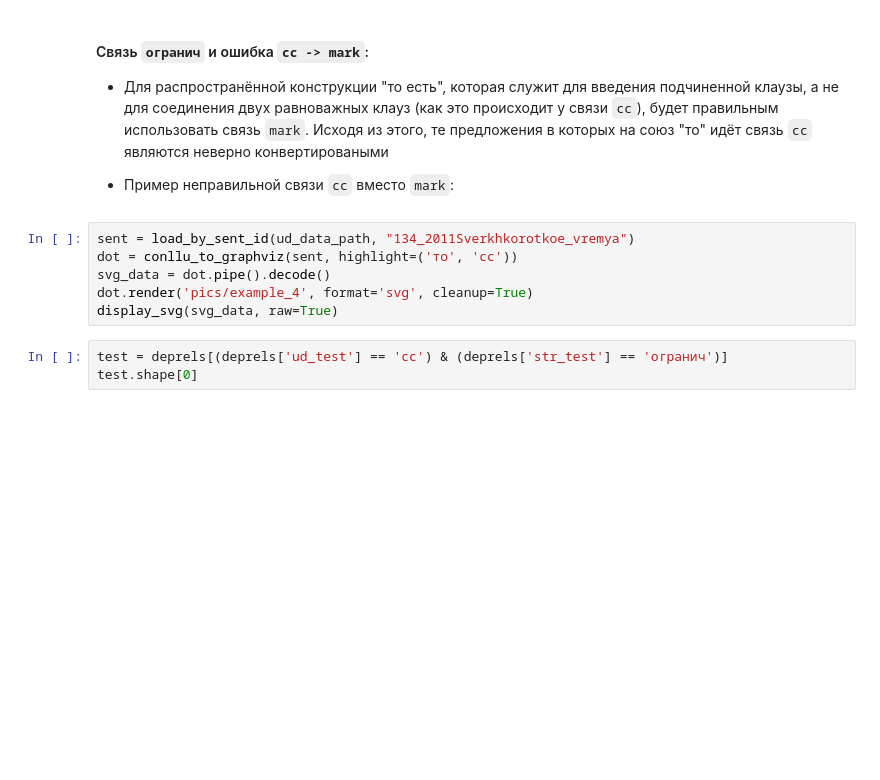
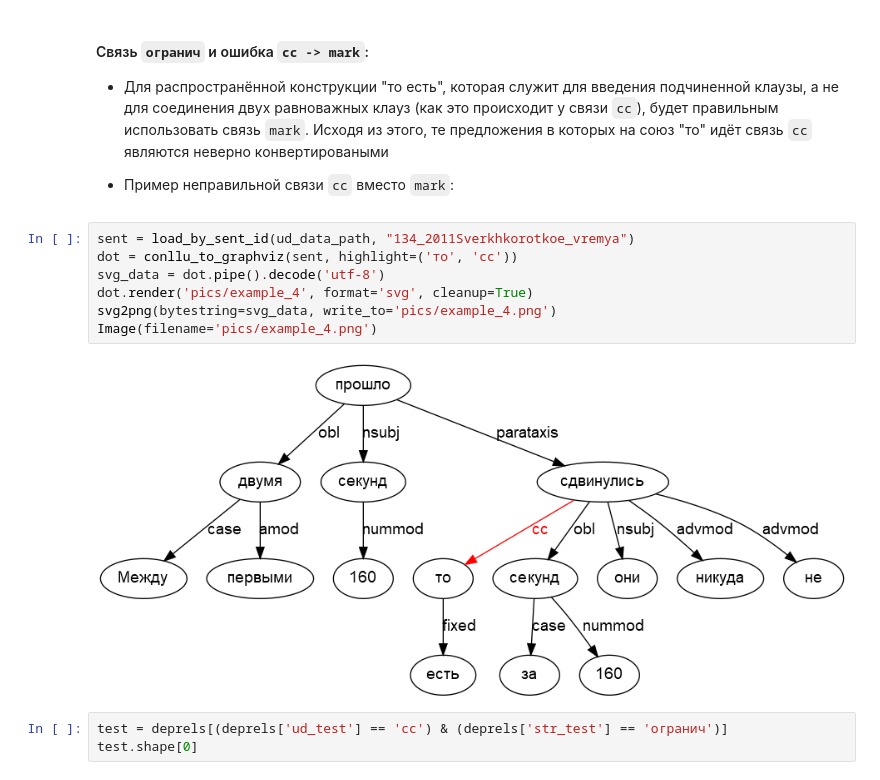
Before and after one commit to Danitim/SynTagRus-UD-Comparison, a Jupyter notebook: analysis.ipynb, the cells around one changed output. Drawn from its saved outputs; the diff is of its cells as text; blank space fills up the shorter version.

```diff
--- a/analysis.ipynb
+++ b/analysis.ipynb
@@ -144,9 +154,12 @@ display_svg(svg_data, raw=True)
 # %%
 sent = load_by_sent_id(ud_data_path, "134_2011Sverkhkorotkoe_vremya")
 dot = conllu_to_graphviz(sent, highlight=('то', 'cc'))
-svg_data = dot.pipe().decode()
+svg_data = dot.pipe().decode('utf-8')
 dot.render('pics/example_4', format='svg', cleanup=True)
-display_svg(svg_data, raw=True)
+svg2png(bytestring=svg_data, write_to='pics/example_4.png')
+Image(filename='pics/example_4.png')
+# %% [output]
+[figure, added]
 # %%
 test = deprels[(deprels['ud_test'] == 'cc') & (deprels['str_test'] == 'огранич')]
 test.shape[0]
```
Also changed, not shown: parts of 4 cells of this notebook, 4 other files.
